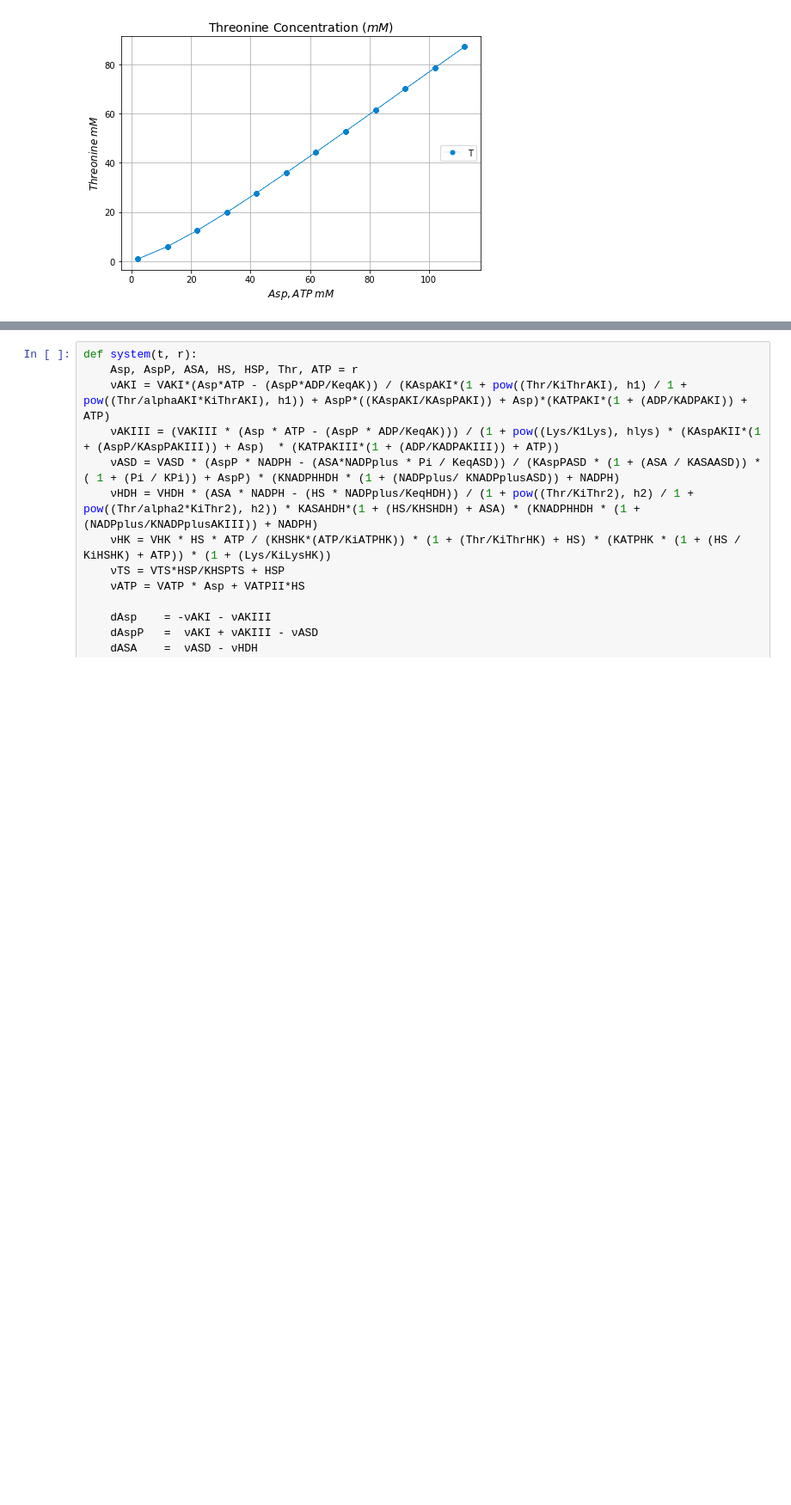
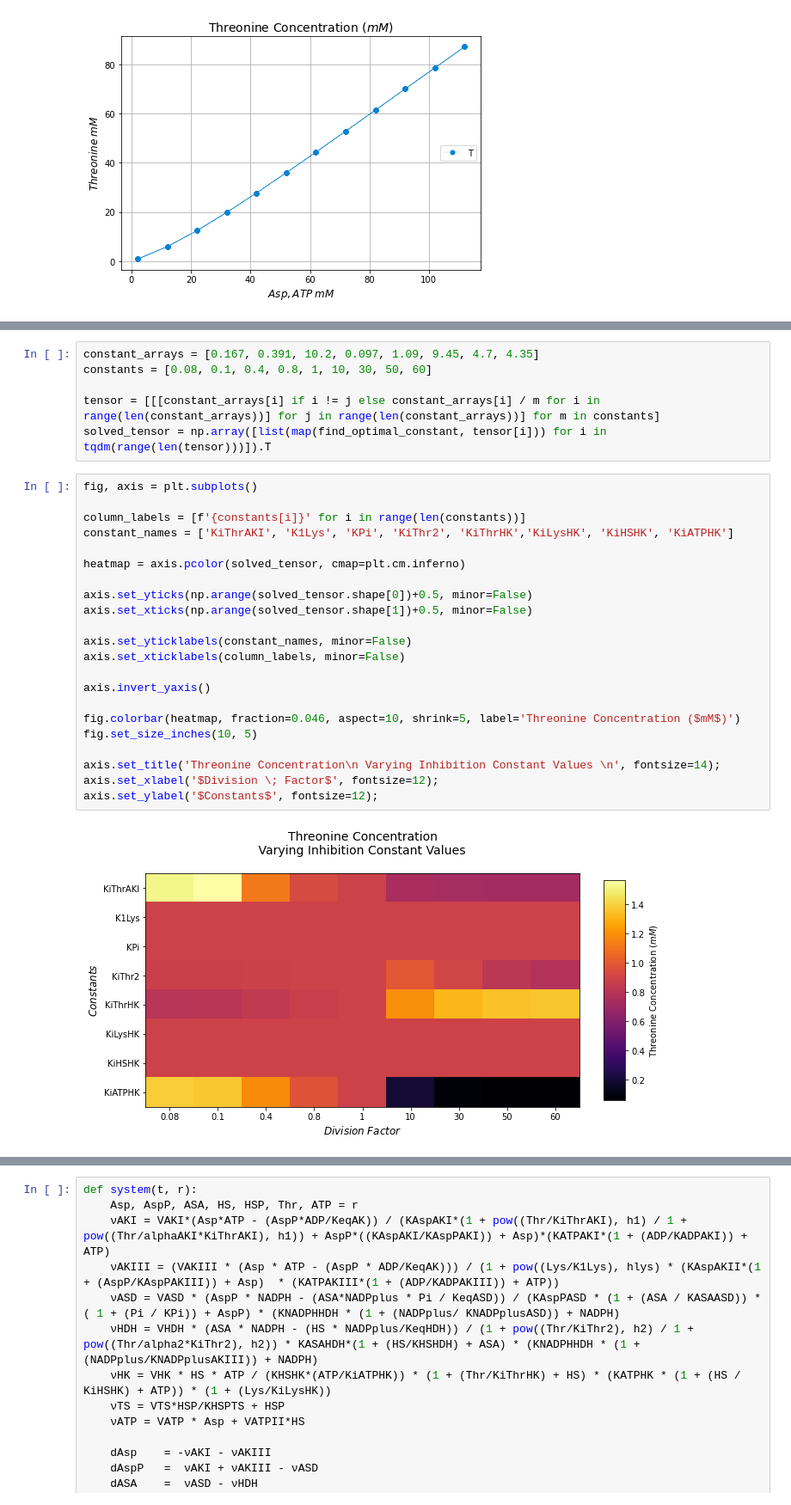
Before and after one commit to alejandrocs98/Proyectos-HCIM, a Jupyter notebook: Proyecto-01/proyecto_1.ipynb, the cells around one changed output, grey strips where cells are left out. Shown: that part at 86% size. Drawn from its saved outputs; the diff is of its cells as text; blank space fills up the shorter version.

```diff
--- a/Proyecto-01/proyecto_1.ipynb
+++ b/Proyecto-01/proyecto_1.ipynb
@@ -394,0 +313,30 @@ plt.grid(True)
+# %%
+constant_arrays = [0.167, 0.391, 10.2, 0.097, 1.09, 9.45, 4.7, 4.35]
+constants = [0.08, 0.1, 0.4, 0.8, 1, 10, 30, 50, 60]
+
+tensor = [[[constant_arrays[i] if i != j else constant_arrays[i] / m for i in range(len(constant_arrays))] for j in range(len(constant_arrays))] for m in constants]
+solved_tensor = np.array([list(map(find_optimal_constant, tensor[i])) for i in tqdm(range(len(tensor)))]).T
+# %%
+fig, axis = plt.subplots()
+
+column_labels = [f'{constants[i]}' for i in range(len(constants))]
+constant_names = ['KiThrAKI', 'K1Lys', 'KPi', 'KiThr2', 'KiThrHK','KiLysHK', 'KiHSHK', 'KiATPHK']
+
+heatmap = axis.pcolor(solved_tensor, cmap=plt.cm.inferno)
+
+axis.set_yticks(np.arange(solved_tensor.shape[0])+0.5, minor=False)
+axis.set_xticks(np.arange(solved_tensor.shape[1])+0.5, minor=False)
+
+axis.set_yticklabels(constant_names, minor=False)
+axis.set_xticklabels(column_labels, minor=False)
+
+axis.invert_yaxis()
+
+fig.colorbar(heatmap, fraction=0.046, aspect=10, shrink=5, label='Threonine Concentration ($mM$)')
+fig.set_size_inches(10, 5)
+
+axis.set_title('Threonine Concentration\n Varying Inhibition Constant Values \n', fontsize=14);
+axis.set_xlabel('$Division \; Factor$', fontsize=12);
+axis.set_ylabel('$Constants$', fontsize=12);
+# %% [output]
+[figure, added]
```
Also changed, not shown: parts of 12 cells of this notebook.
